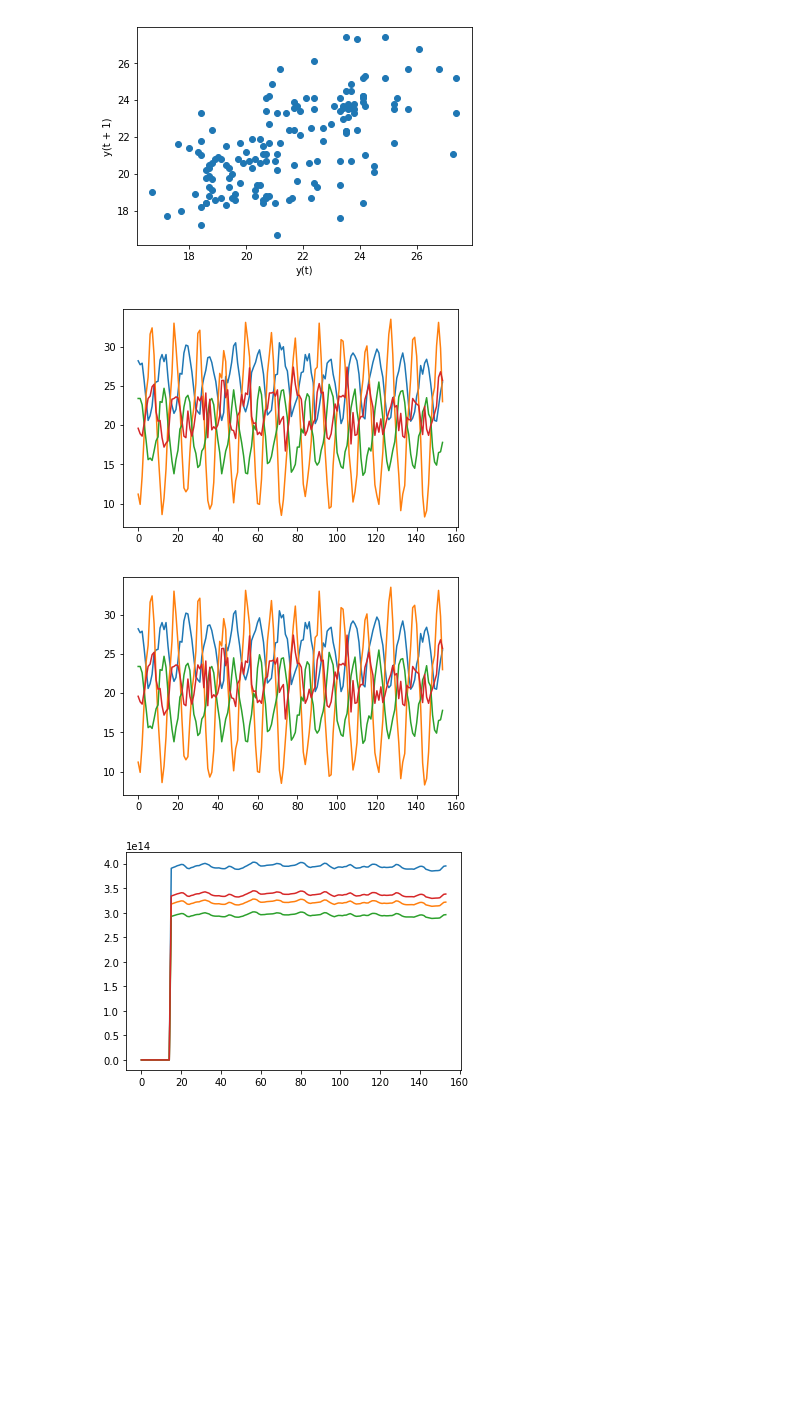
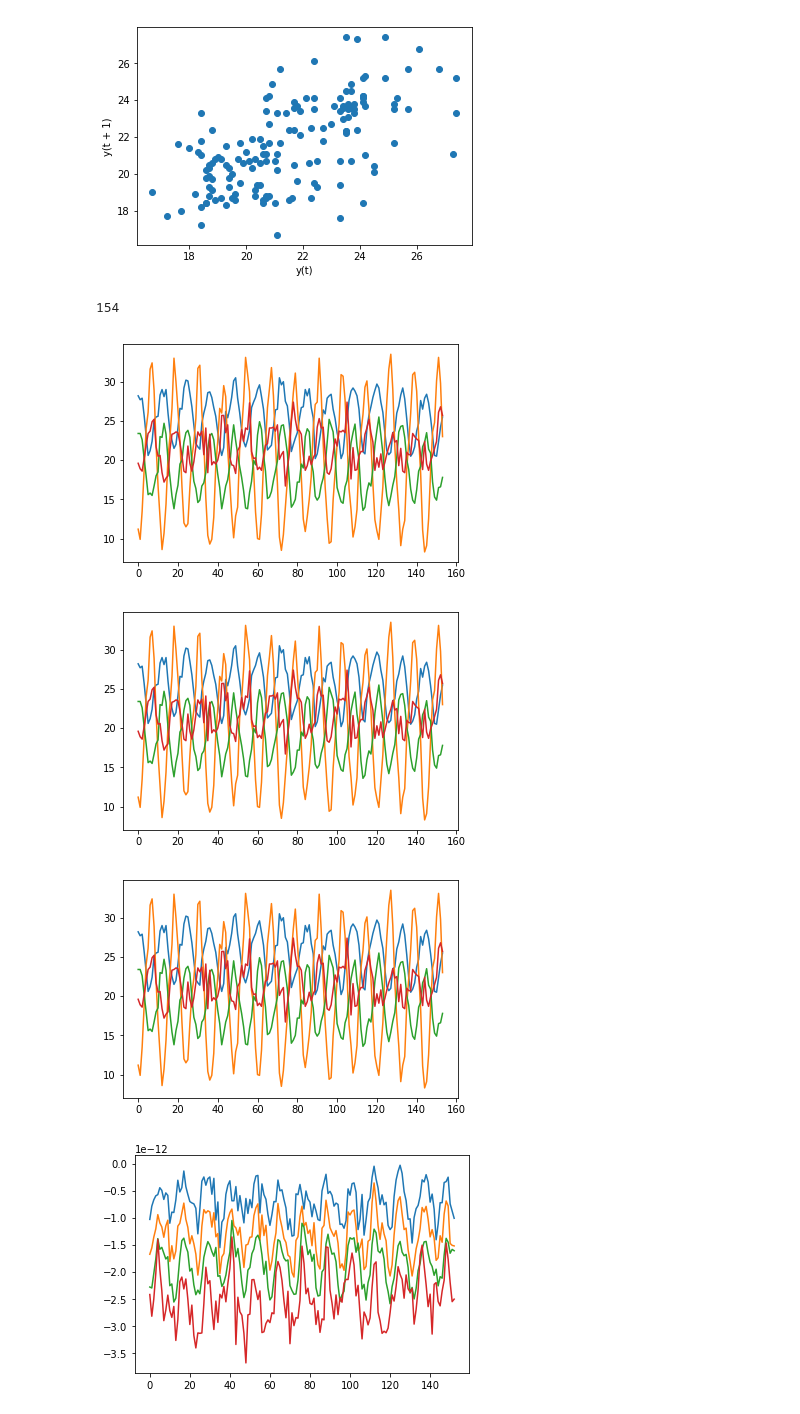
Before and after one commit to Kanbc/ar-model-python, a Jupyter notebook: VAR model function.ipynb, the cells around one changed output. Cells and saved outputs as stored; diff of their text form; code cells hidden in the pictures; blank space fills up the shorter version.

```diff
--- a/VAR model function.ipynb
+++ b/VAR model function.ipynb
@@ -78,9 +78,11 @@ dataframe = concat([values1, values2, values3, values4], axis=1)
 data_arr = np.array(dataframe)
 data_tran = data_arr.transpose()
 
+print(len(data_arr))
 pyplot.plot(data_arr)
 pyplot.show()
 # %% [output]
+154
 [figure]
 # %%
 # for AR model : y(t) = c + A1*y(t-1) + A2*y(t-2) + ... Ap*y(t-p)
@@ -157,45 +159,25 @@ def ARestLS(data,p):
-# %%
-# ---- Cleaning & Rearrange Dataset ----
-from pandas import Series
-from matplotlib import pyplot
-from pandas import DataFrame
-from pandas import concat
-import numpy as np
-
-# dataset
-series1 = Series.from_csv('data/TempAustralia.csv', header=0)
-series2 = Series.from_csv('data/TempAsia.csv', header=0)
-series3 = Series.from_csv('data/TempNZ.csv', header=0)
-series4 = Series.from_csv('data/TempUSA.csv', header=0)
-
-# make key:value structure to 2-dimensional labeled data structure
-values1 = DataFrame(series1.values)
-values2 = DataFrame(series2.values)
-values3 = DataFrame(series3.values)
-values4 = DataFrame(series4.values)
-
-# add multi data to the same set
-dataframe = concat([values1, values2, values3, values4], axis=1)
-data_arr = np.array(dataframe)
-data_tran = data_arr.transpose()
-
-pyplot.plot(data_arr)
-pyplot.show()
-# %% [output]
-[figure, removed]
 # %%
 # ---- Explore VAR Model ----
-# ---- Example p = 15 ----
-EstOutput = ARestLS(data_tran,15)
+# ---- Example p = 1 ----
+EstOutput = ARestLS(data_tran,1)
 c = EstOutput[0]
 Ahat = EstOutput[1]
 Yhat = EstOutput[2]
 deltaY = EstOutput[3]
 SIGMAhat = EstOutput[4]
 
 YhatTr = Yhat.transpose()
+
+pyplot.plot(data_arr)
+pyplot.show()
+
 pyplot.plot(YhatTr)
 pyplot.show()
+
+pyplot.plot(deltaY.transpose())
+pyplot.show()
 # %% [output]
-[figure, old version]
+[figure, new version]
+[figure, added]
+[figure, added]
 # %%
```
Also changed, not shown: parts of 9 cells of this notebook.
